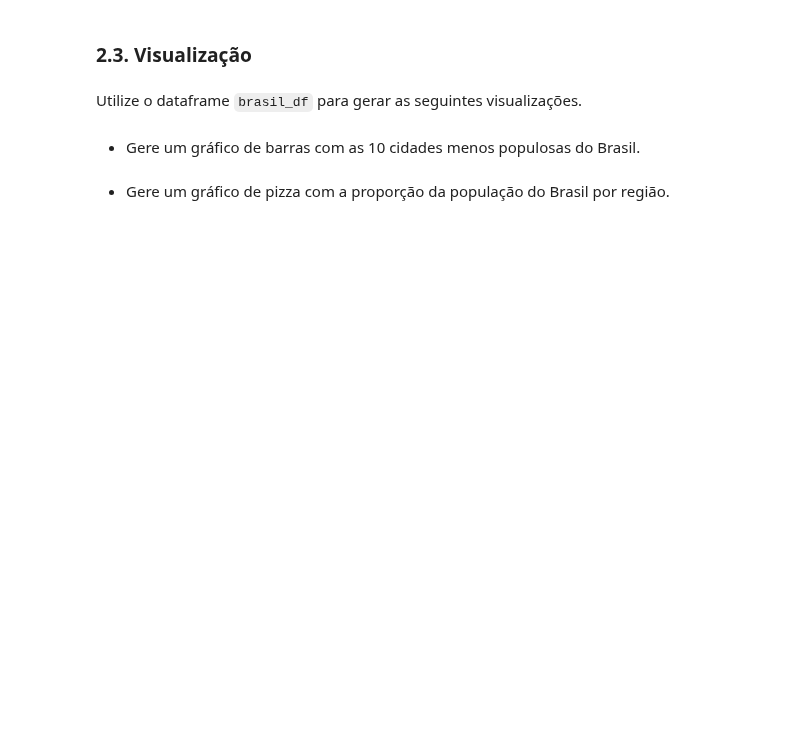
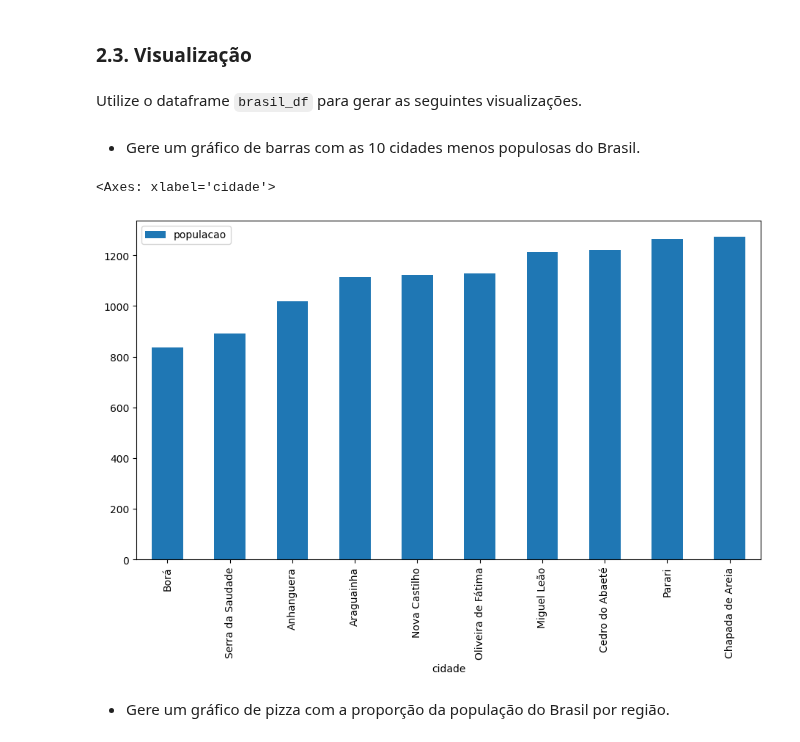
Before and after one commit to joaocabeca2/ebac, a Jupyter notebook: Profissao_Analista_de_dados_M13_Exercicio.ipynb, the cells around one changed output. Drawn from its saved outputs; the diff is of its cells as text; code cells hidden in the pictures; blank space fills up the shorter version.

```diff
--- a/Profissao_Analista_de_dados_M13_Exercicio.ipynb
+++ b/Profissao_Analista_de_dados_M13_Exercicio.ipynb
@@ -308,2 +302,8 @@ Utilize o dataframe `brasil_df` para gerar as seguintes visualizações.
+# %%
+cidades10_menos_pop = dados_br[['cidade','populacao']].nsmallest(10,'populacao').reset_index(drop=True)
+cidades10_menos_pop.plot.bar(x='cidade',figsize=(11,6))
+# %% [output]
+<Axes: xlabel='cidade'>
+[figure, added]
 # %% [markdown]
  - Gere um gráfico de pizza com a proporção da população do Brasil por região.
```
Also changed, not shown: parts of 16 cells of this notebook.
